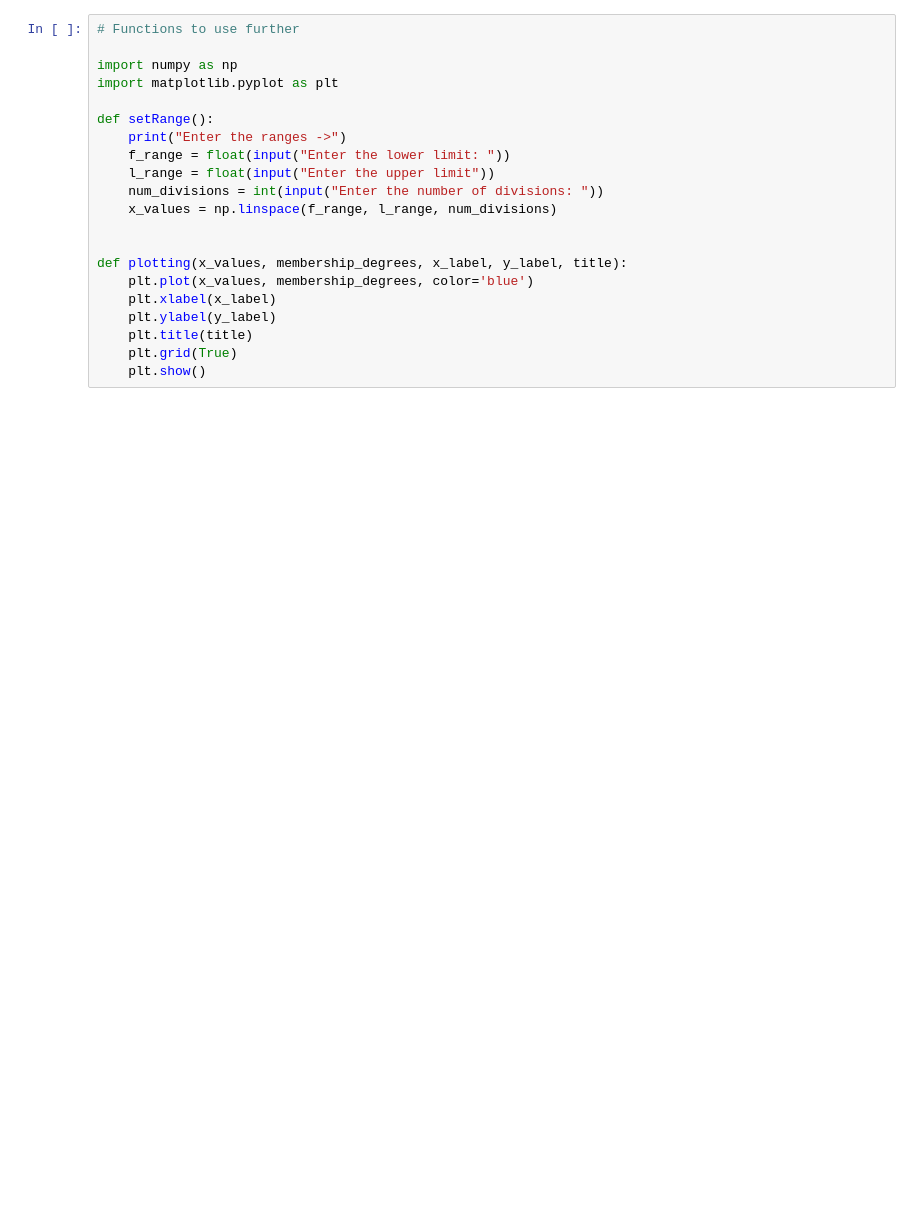
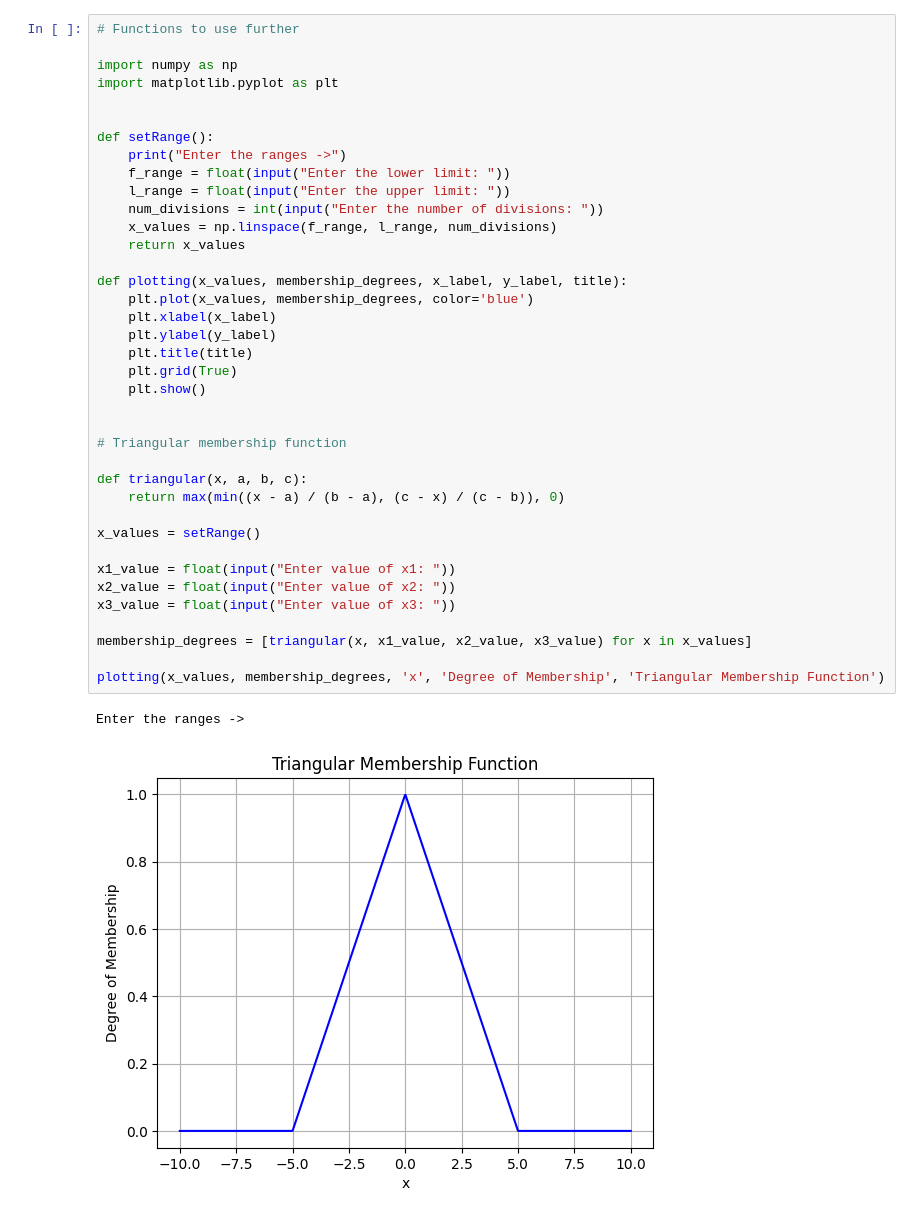
Before and after one commit to 00Pratik-Biswas00/College_Sixth_Semester_Labs, a Jupyter notebook: Soft_Computing_Lab/7. Fuzzy_Membership_Operations.ipynb, the cells around one changed output. Drawn from its saved outputs; the diff is of its cells as text; blank space fills up the shorter version.

```diff
--- a/Soft_Computing_Lab/7. Fuzzy_Membership_Operations.ipynb
+++ b/Soft_Computing_Lab/7. Fuzzy_Membership_Operations.ipynb
@@ -1,24 +1,44 @@
 # %%
 # Functions to use further
 
 import numpy as np
 import matplotlib.pyplot as plt
 
+
 def setRange():
     print("Enter the ranges ->")
     f_range = float(input("Enter the lower limit: "))
-    l_range = float(input("Enter the upper limit"))
+    l_range = float(input("Enter the upper limit: "))
     num_divisions = int(input("Enter the number of divisions: "))
     x_values = np.linspace(f_range, l_range, num_divisions)
-
+    return x_values
 
 def plotting(x_values, membership_degrees, x_label, y_label, title):
     plt.plot(x_values, membership_degrees, color='blue')
     plt.xlabel(x_label)
     plt.ylabel(y_label)
     plt.title(title)
     plt.grid(True)
     plt.show()
+
+
+# Triangular membership function
+
+def triangular(x, a, b, c):
+    return max(min((x - a) / (b - a), (c - x) / (c - b)), 0)
+
+x_values = setRange()
+
+x1_value = float(input("Enter value of x1: "))
+x2_value = float(input("Enter value of x2: "))
+x3_value = float(input("Enter value of x3: "))
+
+membership_degrees = [triangular(x, x1_value, x2_value, x3_value) for x in x_values]
+
+plotting(x_values, membership_degrees, 'x', 'Degree of Membership', 'Triangular Membership Function')
+# %% [output]
+Enter the ranges ->
+[figure, added]
 # %%
 # Triangular membership function
 
```
Also changed, not shown: parts of 5 cells of this notebook, 7 other files.
